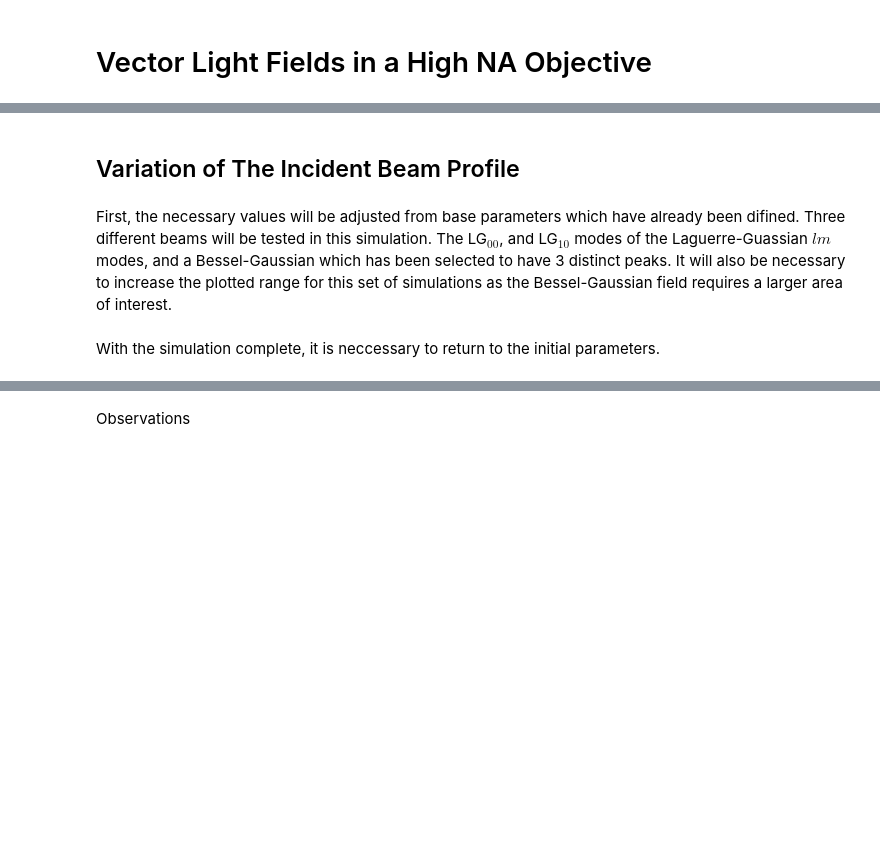
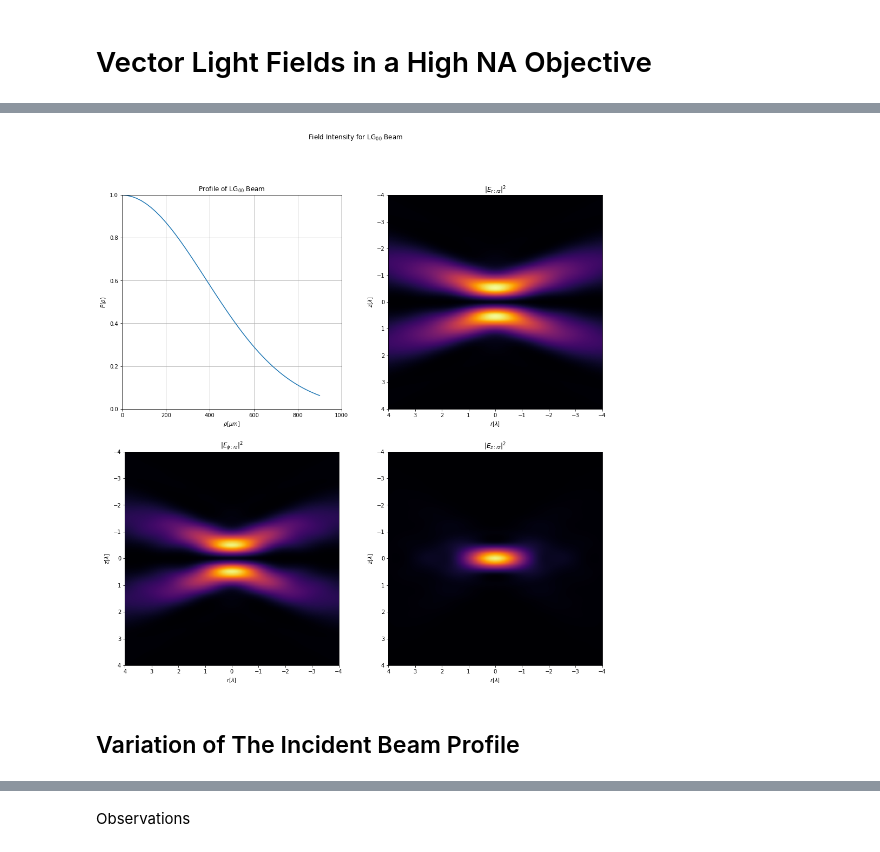
Before and after one commit to fizixmastr/Numerical-Analysis-of-Vector-Fields-in-a-High-N.A.-Lens, a Jupyter notebook: Simulation and Analysis of Fields in a High Numerical Aperture Lens.ipynb, the cells around one changed output, grey strips where cells are left out. Drawn from its saved outputs; the diff is of its cells as text; code cells hidden in the pictures; blank space fills up the shorter version.

```diff
--- a/Simulation and Analysis of Fields in a High Numerical Aperture Lens.ipynb
+++ b/Simulation and Analysis of Fields in a High Numerical Aperture Lens.ipynb
@@ -86,4 +118,40 @@ def get_continuous_cmap(hex_list, float_list=None):
+# %%
+rArray = np.linspace(-4, 4, res)*λ
+zArray = np.linspace(-4, 4, res)*λ
+
+
+for l in range(len(rArray)):
+    for m in range(len(zArray)):
+        z = zArray[m]
+        r = rArray[l]
+        E_r[l,m] = 2*A*cos(𝜑_0)*quadpy.quad(lambda t: I_r(t,r,z), 0, θ_max)[0]
+        E_φ[l,m] = 2j*A*cos(𝜑_0)*quadpy.quad(lambda t: I_φ(t,r,z), 0, θ_max)[0]
+        E_z[l,m] = 2*A*sin(𝜑_0)*quadpy.quad(lambda t: I_z(t,r,z), 0, θ_max)[0]
+
+r = rArray[0]/λ
+z = zArray[0]/λ
+
+fig, axs = plt.subplots(nrows = 2, ncols = 2, figsize = [16, 16])
+plt.suptitle('Field Intensity for LG$_{00}$ Beam')
+axs[0,0].set(title = 'Profile of LG$_{00}$ Beam', xlabel = '$\\rho [\mu m]$',
+           ylabel = '$P(\\rho)$', xlim = (0, f), ylim = (0,1))
+axs[0,0].plot(f*sin(θ),P(θ))
+axs[0,0].grid()
+
+axs[0,1].set(title = '$|E_{r:rz}|^2$', xlabel='$r [\lambda]$', ylabel = '$z [\lambda]$')
+axs[0,1].imshow(abs(E_r)**2, cmap = 'inferno', extent=[-r, r, -z, z],
+              interpolation = interp)
+
+axs[1,0].set(title = '$|E_{\phi:rz}|^2$', xlabel='$r [\lambda]$', ylabel = '$z [\lambda]$')
+axs[1,0].imshow(abs(E_φ)**2, cmap = 'inferno', extent=[-r, r, -z, z],
+              interpolation = interp)
+
+axs[1,1].set(title = '$|E_{z:rz}|^2$', xlabel='$r [\lambda]$', ylabel = '$z [\lambda]$')
+axs[1,1].imshow(abs(E_z)**2, cmap = 'inferno', extent=[-r, r, -z, z],
+              interpolation = interp)
+
+plt.show()
+# %% [output]
+[figure, added]
 # %% [markdown]
 ## Variation of The Incident Beam Profile
-# %% [markdown]
-First, the necessary values will be adjusted from base parameters which have already been difined. Three different beams will be tested in this simulation. The LG$_{00}$, and LG$_{10}$ modes of the Laguerre-Guassian $lm$ modes, and a Bessel-Gaussian which has been selected to have 3 distinct peaks. It will also be necessary to increase the plotted range for this set of simulations as the Bessel-Gaussian field requires a larger area of interest.
@@ -136,2 +157,0 @@ for i in range(3):
-# %% [markdown]
-With the simulation complete, it is neccessary to return to the initial parameters.
```
Also changed, not shown: parts of 61 cells of this notebook.
